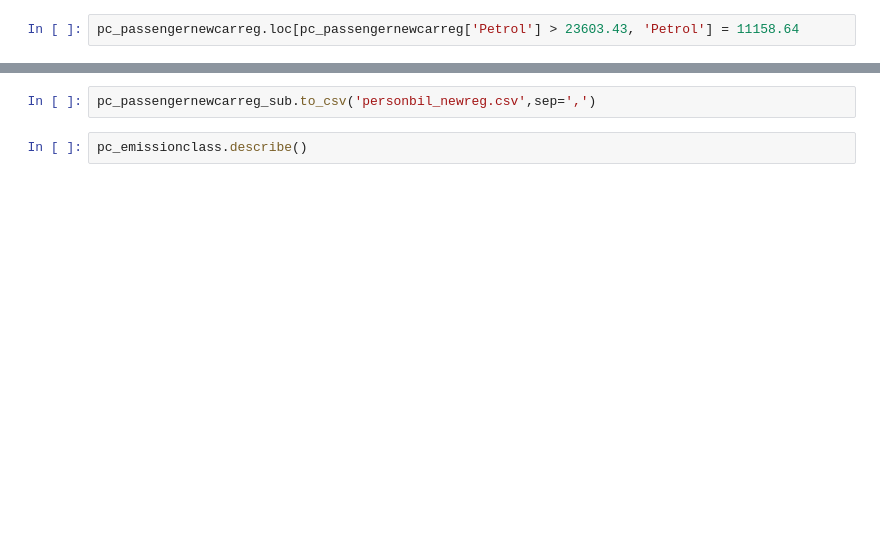
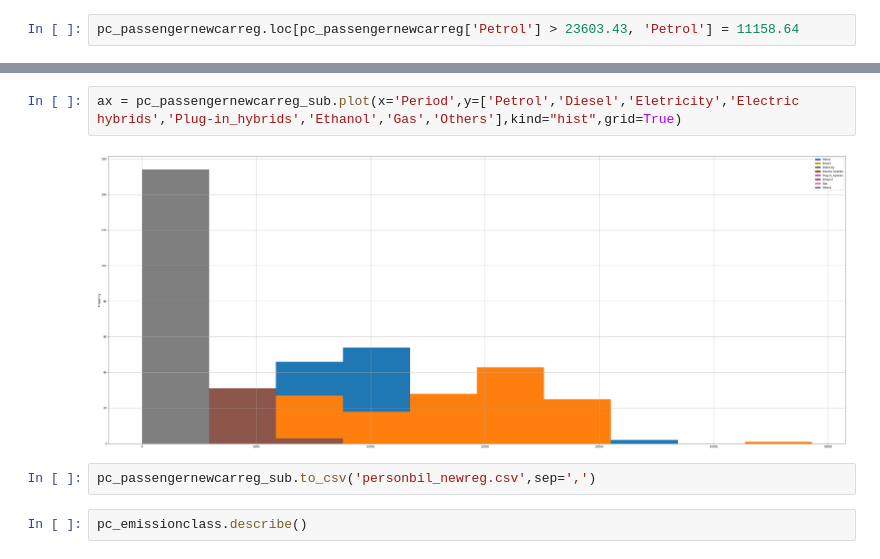
Before and after one commit to Solitarystate/BonusMalus_Impact-Analysis_Sweden, a Jupyter notebook: Bonus_Malus_TrafikAnalysis.ipynb, the cells around one changed output, grey strips where cells are left out. Cells and saved outputs as stored; diff of their text form; blank space fills up the shorter version.

```diff
--- a/Bonus_Malus_TrafikAnalysis.ipynb
+++ b/Bonus_Malus_TrafikAnalysis.ipynb
@@ -238,3 +245,7 @@ plt.show()
+# %%
+ax = pc_passengernewcarreg_sub.plot(x='Period',y=['Petrol','Diesel','Eletricity','Electric hybrids','Plug-in_hybrids','Ethanol','Gas','Others'],kind="hist",grid=True)
+# %% [output]
+[figure, added]
 # %%
 pc_passengernewcarreg_sub.to_csv('personbil_newreg.csv',sep=',')
 # %%
```
Also changed, not shown: parts of 8 cells of this notebook.
